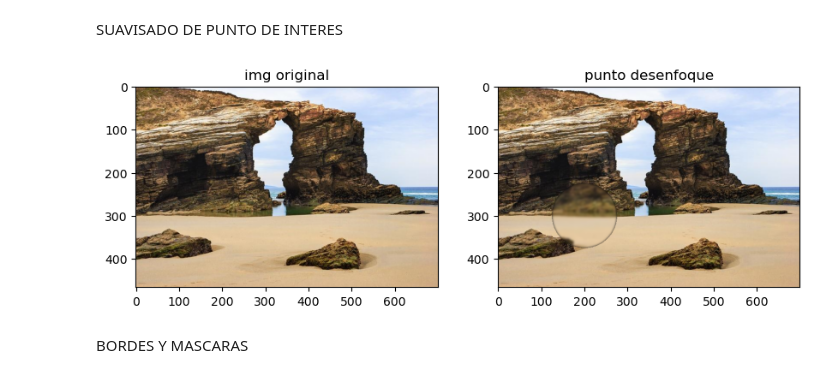
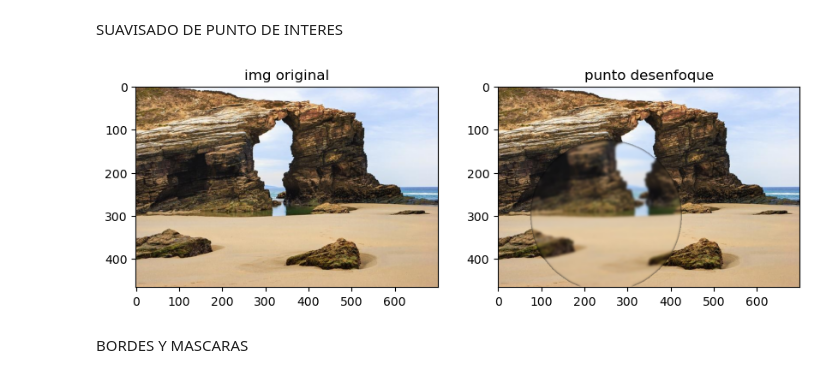
Before and after one commit to TroncosoUmacena12/PDI, a Jupyter notebook: bordes.ipynb, the cells around one changed output. Cells and saved outputs as stored; diff of their text form; code cells hidden in the pictures.

```diff
--- a/bordes.ipynb
+++ b/bordes.ipynb
@@ -4,35 +4,35 @@ SUAVISADO DE PUNTO DE INTERES
 import cv2
 import numpy as np
 import matplotlib.pyplot as plt
 
 def desenfoquePDT(img, centro, x, y):
     img1 = np.copy(img)
     valx,valy = centro
     mediax = x//2
     mediaY = y//2
     mascara = np.zeros_like(img, dtype=np.uint8)
     cv2.ellipse(mascara,(valx,valy),(mediax,mediaY),0,0,360,(255,255,255),-1)
     img_mask = cv2.bitwise_and(img,mascara)
     desenmfoque = cv2.GaussianBlur(img_mask,(15,15),0)
     img1[mascara!=0] = desenmfoque[mascara!=0]
     return img1
 
 img = cv2.imread('2.png')
 imgRGB = cv2.cvtColor(img, cv2.COLOR_BGR2RGB)
-img_desenfoque = desenfoquePDT(imgRGB,(200,300),150,150)
+img_desenfoque = desenfoquePDT(imgRGB,(250,300),350,350)
 
 plt.figure(figsize=(10,5))
 plt.subplot(1,2,1)
 plt.title('img original')
 plt.imshow(imgRGB, cmap='gray')
 
 plt.subplot(1,2,2)
 plt.title('punto desenfoque')
 plt.imshow(img_desenfoque, cmap='gray')
 
 plt.show()
 # %% [output]
-[figure, old version]
+[figure, new version]
 # %% [markdown]
 BORDES Y MASCARAS
 # %%
```
Also changed, not shown: parts of 1 cell of this notebook, 24 other files.
